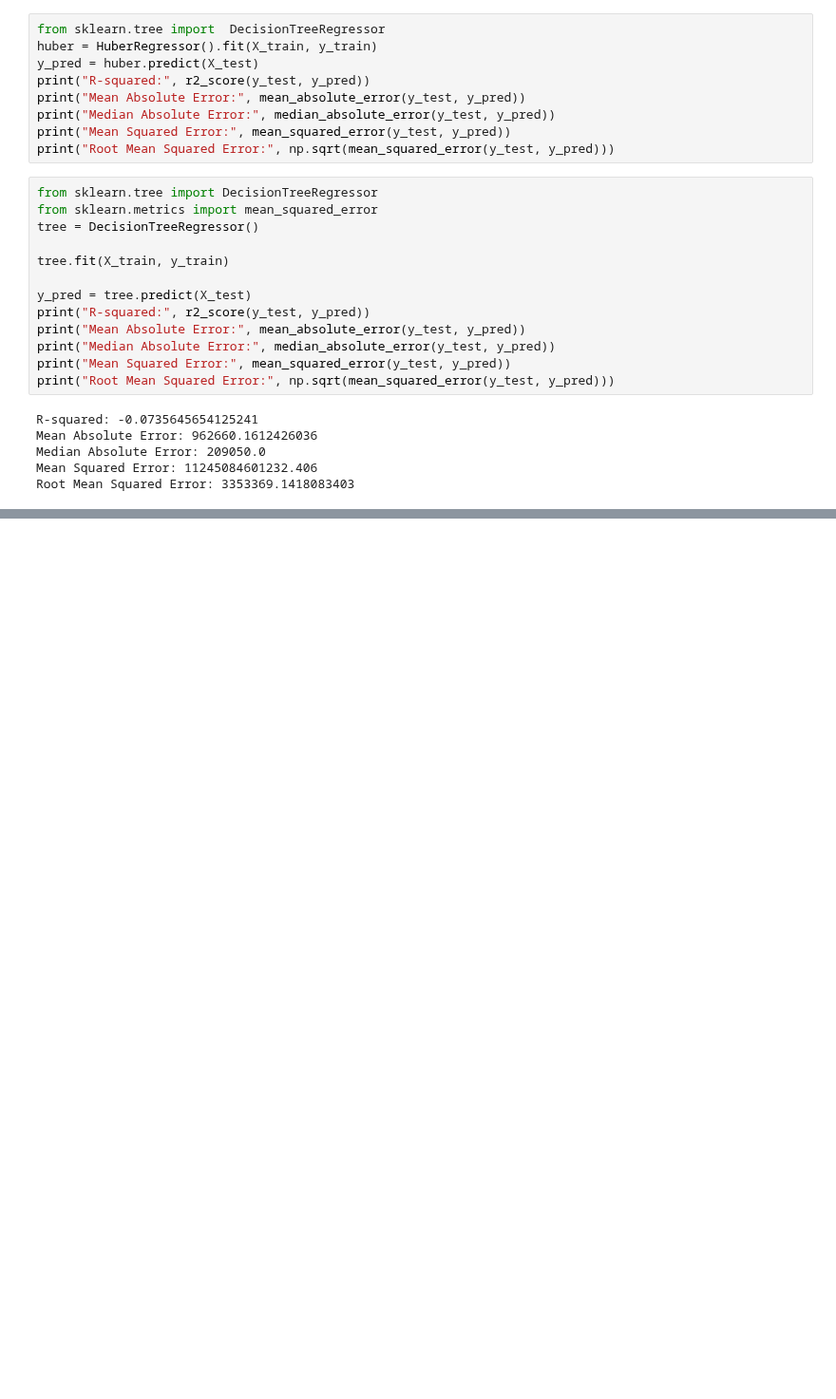
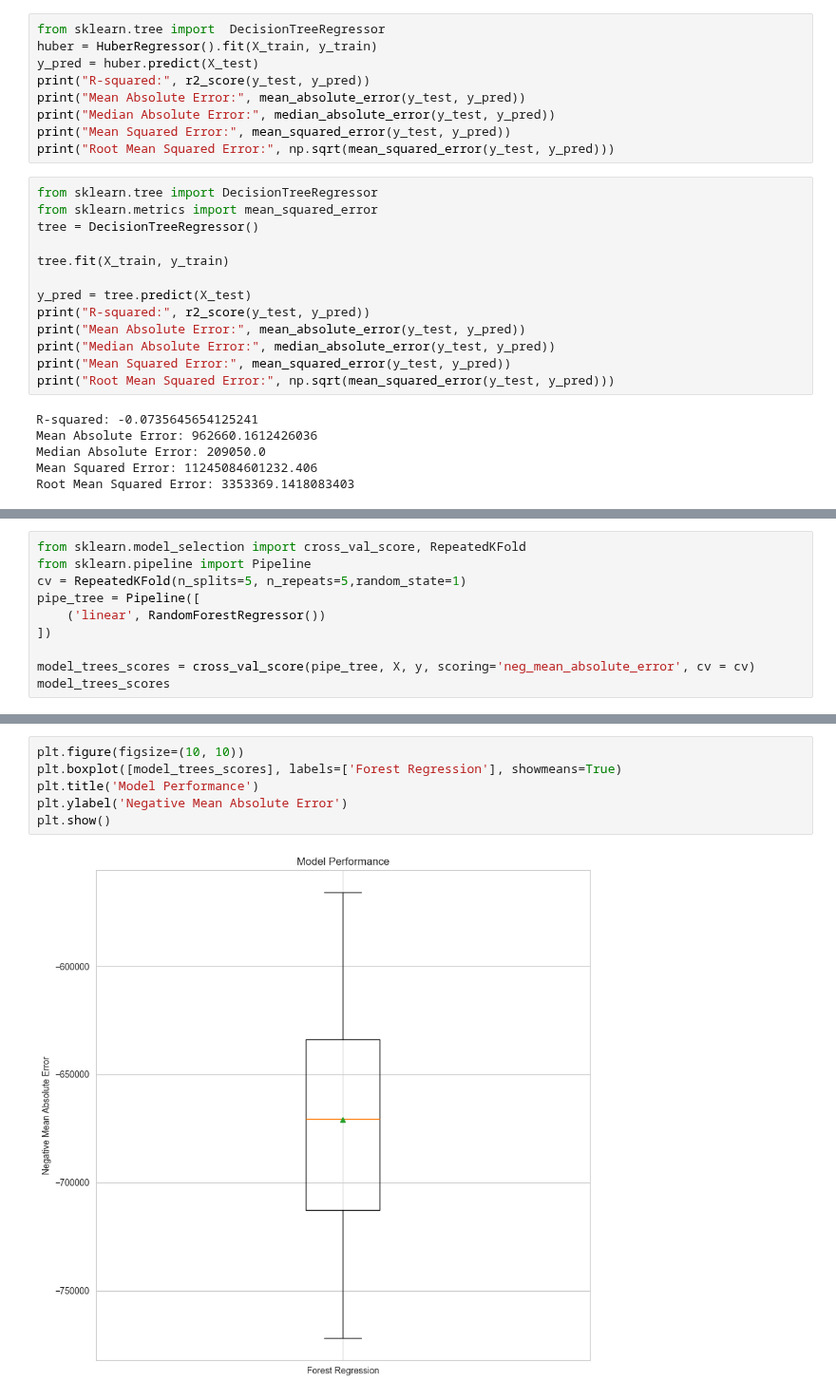
Before and after one commit to Aleksandra191/PUM_projekt_NA_EM_AK, a Jupyter notebook: project_part_2.ipynb, the cells around one changed output, grey strips where cells are left out. Shown at 95% size. Cells and saved outputs as stored; diff of their text form; blank space fills up the shorter version.

Commit message:
model regression

```diff
--- a/project_part_2.ipynb
+++ b/project_part_2.ipynb
@@ -217,0 +229,10 @@ Root Mean Squared Error: 3353369.1418083403
+# %%
+from sklearn.model_selection import cross_val_score, RepeatedKFold
+from sklearn.pipeline import Pipeline
+cv = RepeatedKFold(n_splits=5, n_repeats=5,random_state=1)
+pipe_tree = Pipeline([
+    ('linear', RandomForestRegressor())
+])
+
+model_trees_scores = cross_val_score(pipe_tree, X, y, scoring='neg_mean_absolute_error', cv = cv)
+model_trees_scores
@@ -217,0 +249,8 @@ Root Mean Squared Error: 3353369.1418083403
+# %%
+plt.figure(figsize=(10, 10))
+plt.boxplot([model_trees_scores], labels=['Forest Regression'], showmeans=True)
+plt.title('Model Performance')
+plt.ylabel('Negative Mean Absolute Error')
+plt.show()
+# %% [output]
+[figure, added]
```
Also changed, not shown: parts of 3 cells of this notebook.
